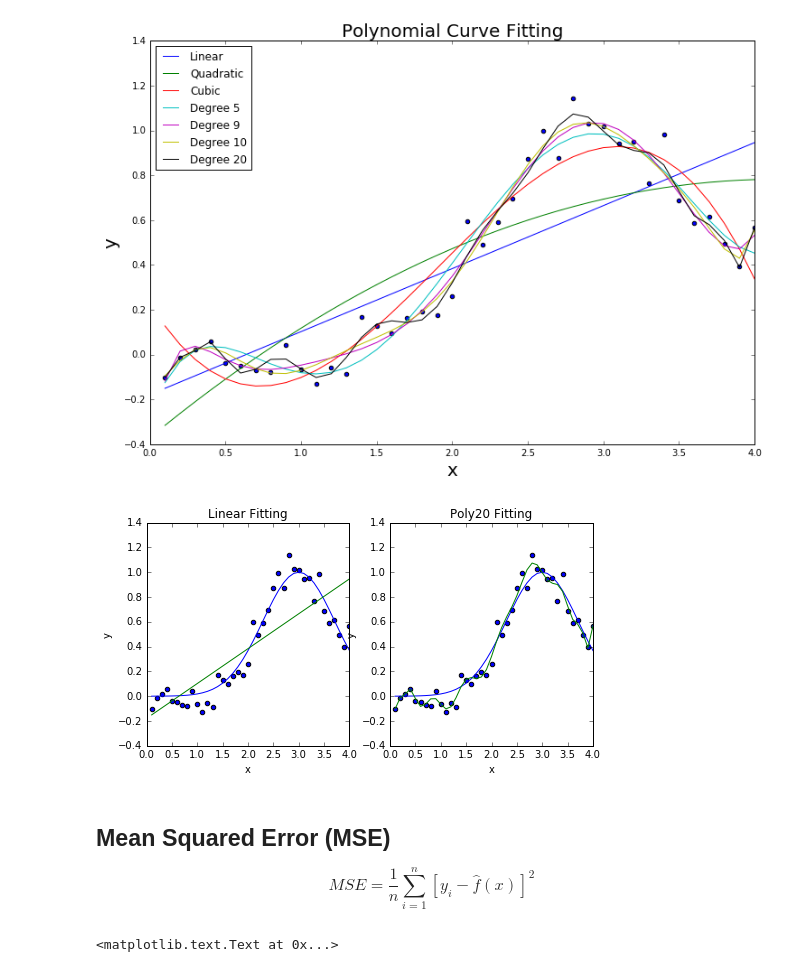
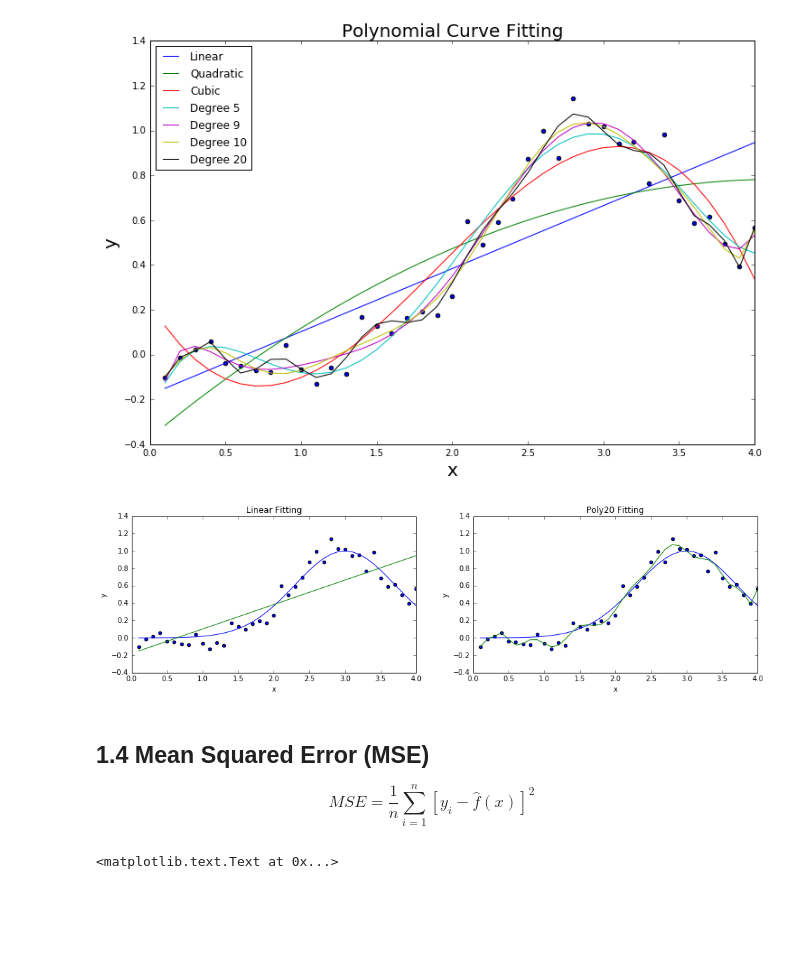
Before and after one commit to makakin/Stat3612Python, a Jupyter notebook: [Lecture 2] A Walk through Data Mining.ipynb, the cells around one changed output. Drawn from its saved outputs; the diff is of its cells as text; code cells hidden in the pictures; blank space fills up the shorter version.

```diff
--- a/[Lecture 2] A Walk through Data Mining.ipynb
+++ b/[Lecture 2] A Walk through Data Mining.ipynb
@@ -129,29 +126,29 @@ plt.legend(['Linear','Quadratic', 'Cubic', 'Degree 5', 'Degree 9', 'Degree 10',
 [figure]
 # %%
 fig, ax = plt.subplots()
-fig.set_size_inches(8, 4)
+fig.set_size_inches(16, 4)
 
 plt.subplot(121)
 plt.scatter(x,y)
 plt.plot(x, ffun(x))
 plt.title('Linear Fitting')
 plt.xlabel('x')
 plt.ylabel('y')
 plt.xlim([0,4]);
 curve_fitting(x, y, 1);
 
 plt.subplot(122)
 plt.scatter(x,y)
 plt.plot(x, ffun(x))
 plt.title('Poly20 Fitting')
 plt.xlabel('x')
 plt.ylabel('y')
 plt.xlim([0,4]);
 curve_fitting(x, y, 20);
 # %% [output]
-[figure, old version]
+[figure, new version]
 # %% [markdown]
-## Mean Squared Error (MSE)
+## 1.4 Mean Squared Error (MSE)
 $$MSE=\frac{1}n \sum_{i=1}^{n}[y_i-\hat{f}(x)]^2$$
 # %%
 n = len(x)
```
Also changed, not shown: parts of 9 cells of this notebook, 1 other file.
